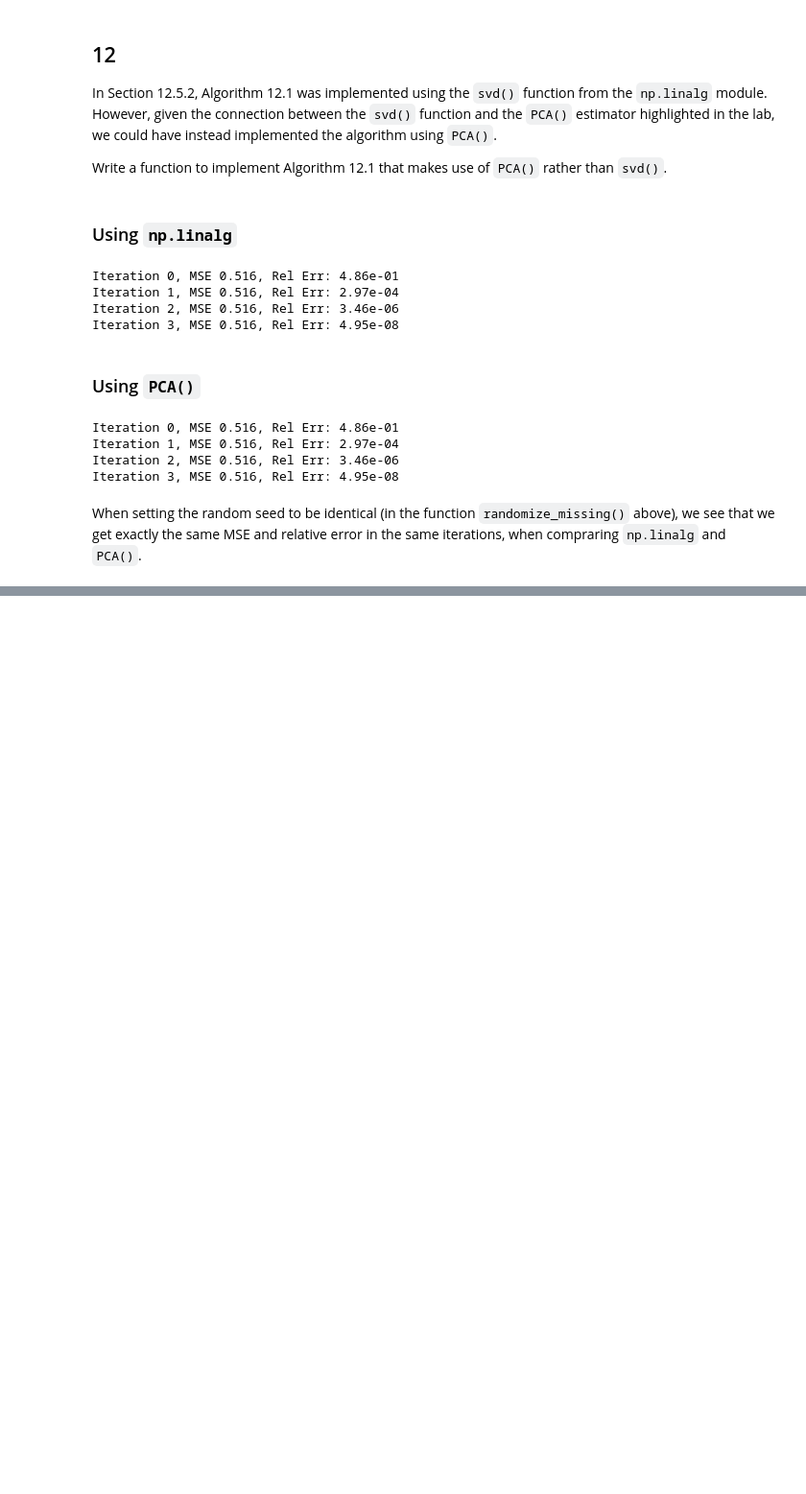
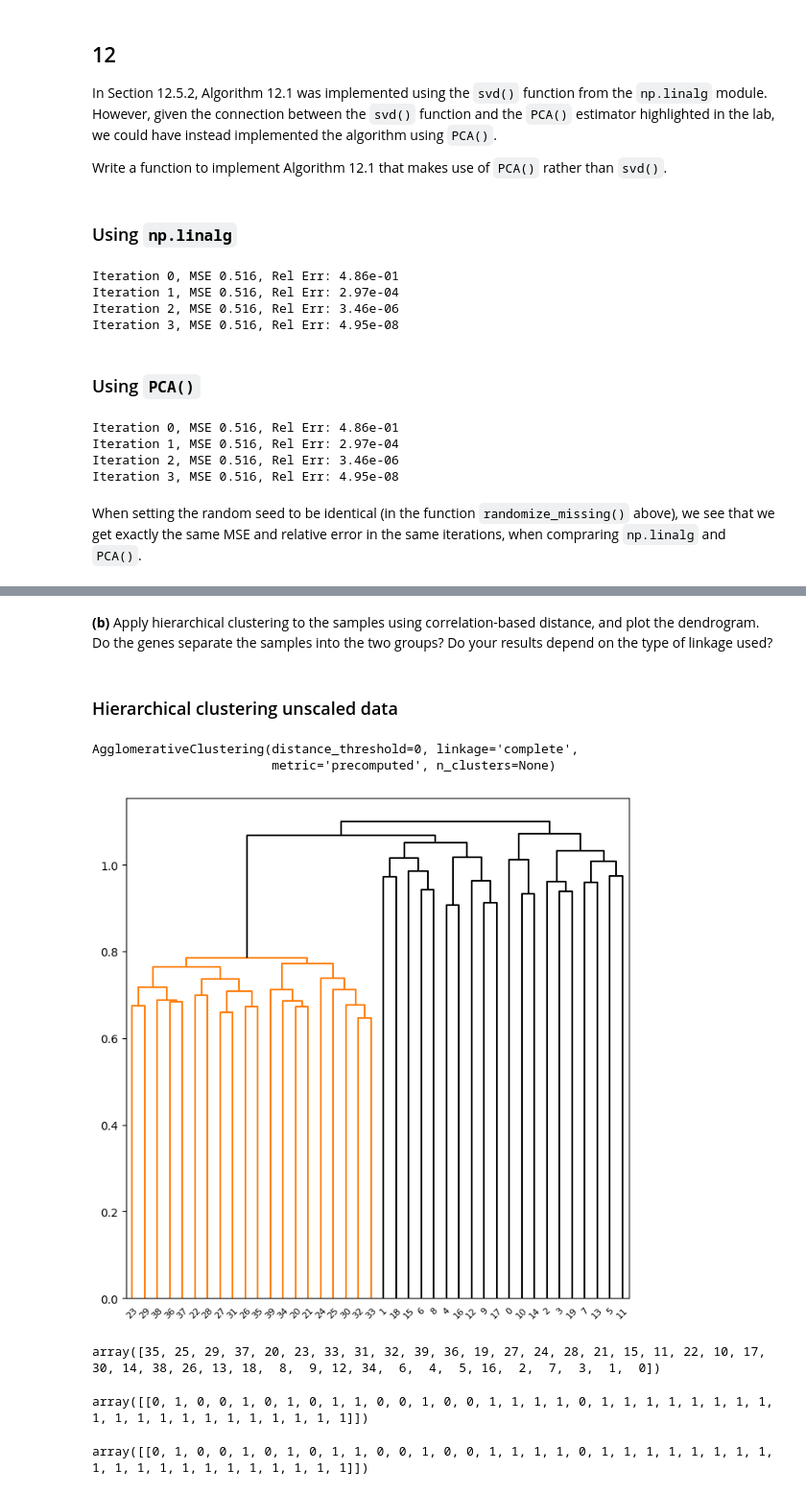
Before and after one commit to drwslv/StanfordOnline-Statistical-Learning, a Jupyter notebook: Ch12 Solutions Applied.ipynb, the cells around one changed output, grey strips where cells are left out. Shown at 96% size. Cells and saved outputs as stored; diff of their text form; code cells hidden in the pictures; blank space fills up the shorter version.

```diff
--- a/Ch12 Solutions Applied.ipynb
+++ b/Ch12 Solutions Applied.ipynb
@@ -684,0 +691,3 @@ When setting the random seed to be identical (in the function `randomize_missing
+# %%
+gene_df = pd.read_csv('Data/Ch12Ex13.csv', header=None).T
+gene_df.head()
@@ -684,0 +702,35 @@ When setting the random seed to be identical (in the function `randomize_missing
+# %% [markdown]
+**(b)** Apply hierarchical clustering to the samples using correlation-based distance, and plot the dendrogram. Do the genes separate the samples into the two groups? Do your results depend on the type of linkage used?
+# %% [markdown]
+### Hierarchical clustering unscaled data
+# %%
+corr_dissimilarity = 1 - np.corrcoef(gene_df)
+# %%
+h_clust_gene_complete = AgglomerativeClustering(metric='precomputed', distance_threshold=0, n_clusters=None, linkage='complete')
+h_clust_gene_complete.fit(corr_dissimilarity)
+# %% [output]
+AgglomerativeClustering(distance_threshold=0, linkage='complete',
+                        metric='precomputed', n_clusters=None)
+# %%
+linkage_comp = compute_linkage(h_clust_gene_complete)
+fig, ax = plt.subplots(1, 1, figsize=(8, 8))
+dendrogram(linkage_comp,
+           ax=ax,
+           labels=gene_df.index,
+           color_threshold=0.8,
+           above_threshold_color='black'
+           );
+# %% [output]
+[figure, added]
+# %%
+h_clust_gene_complete.labels_
+# %% [output]
+array([35, 25, 29, 37, 20, 23, 33, 31, 32, 39, 36, 19, 27, 24, 28, 21, 15, 11, 22, 10, 17, 30, 14, 38, 26, 13, 18,  8,  9, 12, 34,  6,  4,  5, 16,  2,  7,  3,  1,  0])
+# %%
+cut_tree(linkage_comp, height=1.08).T
+# %% [output]
+array([[0, 1, 0, 0, 1, 0, 1, 0, 1, 1, 0, 0, 1, 0, 0, 1, 1, 1, 1, 0, 1, 1, 1, 1, 1, 1, 1, 1, 1, 1, 1, 1, 1, 1, 1, 1, 1, 1, 1, 1]])
+# %%
+cut_tree(linkage_comp, n_clusters=2).T
+# %% [output]
+array([[0, 1, 0, 0, 1, 0, 1, 0, 1, 1, 0, 0, 1, 0, 0, 1, 1, 1, 1, 0, 1, 1, 1, 1, 1, 1, 1, 1, 1, 1, 1, 1, 1, 1, 1, 1, 1, 1, 1, 1]])
```
Also changed, not shown: parts of 15 cells of this notebook.
